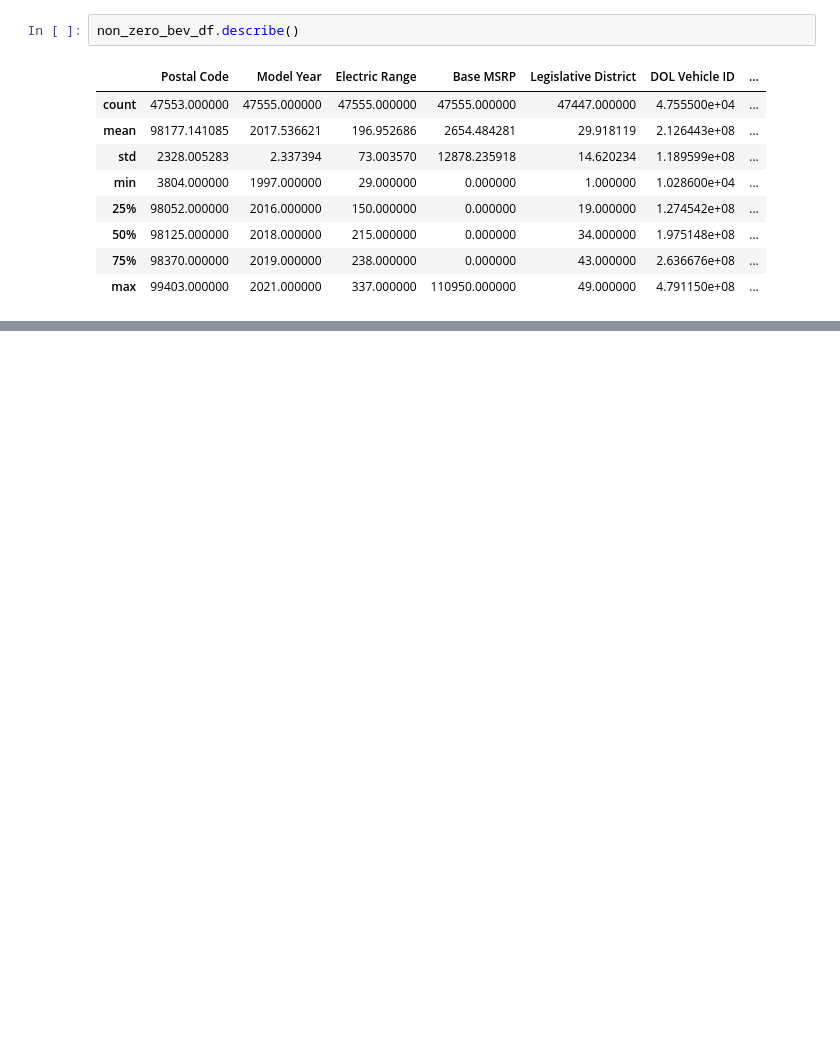
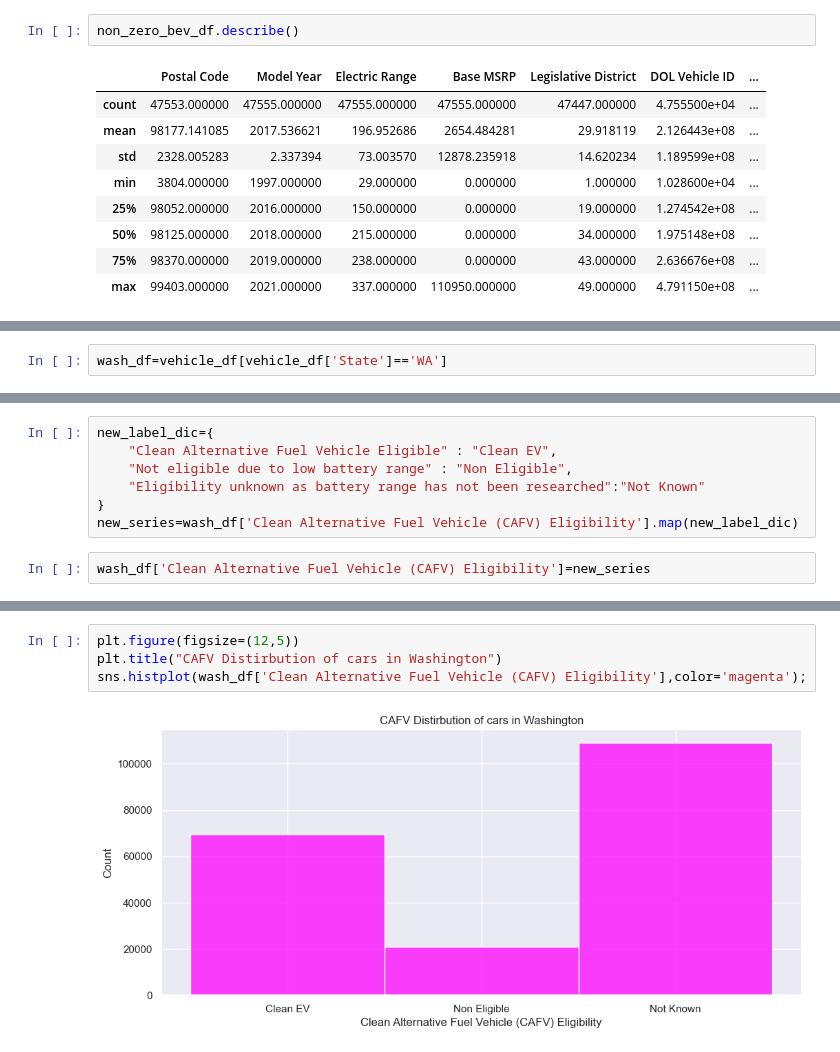
Before and after one commit to SianRods/Data-Science-ML, a Jupyter notebook: Practice Projects/DA-Electric_Vehicle.ipynb, the cells around one changed output, grey strips where cells are left out. Cells and saved outputs as stored; diff of their text form; blank space fills up the shorter version.

```diff
--- a/Practice Projects/DA-Electric_Vehicle.ipynb
+++ b/Practice Projects/DA-Electric_Vehicle.ipynb
@@ -682,0 +700,2 @@ non_zero_bev_df.describe()
+# %%
+wash_df=vehicle_df[vehicle_df['State']=='WA']
@@ -682,0 +713,9 @@ non_zero_bev_df.describe()
+# %%
+new_label_dic={
+	"Clean Alternative Fuel Vehicle Eligible" : "Clean EV",
+	"Not eligible due to low battery range" : "Non Eligible",
+	"Eligibility unknown as battery range has not been researched":"Not Known"
+}
+new_series=wash_df['Clean Alternative Fuel Vehicle (CAFV) Eligibility'].map(new_label_dic)
+# %%
+wash_df['Clean Alternative Fuel Vehicle (CAFV) Eligibility']=new_series
@@ -682,0 +737,6 @@ non_zero_bev_df.describe()
+# %%
+plt.figure(figsize=(12,5))
+plt.title("CAFV Distirbution of cars in Washington")
+sns.histplot(wash_df['Clean Alternative Fuel Vehicle (CAFV) Eligibility'],color='magenta');
+# %% [output]
+[figure, added]
```
Also changed, not shown: parts of 31 cells of this notebook.
